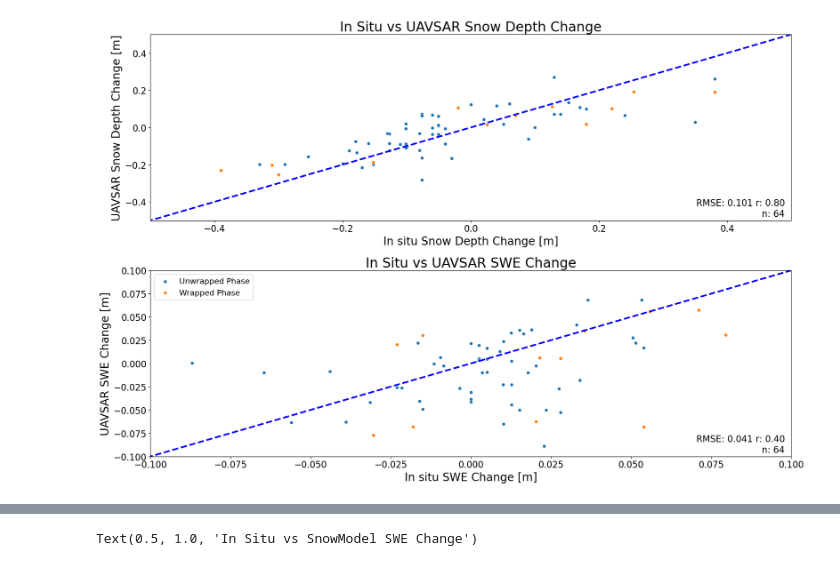
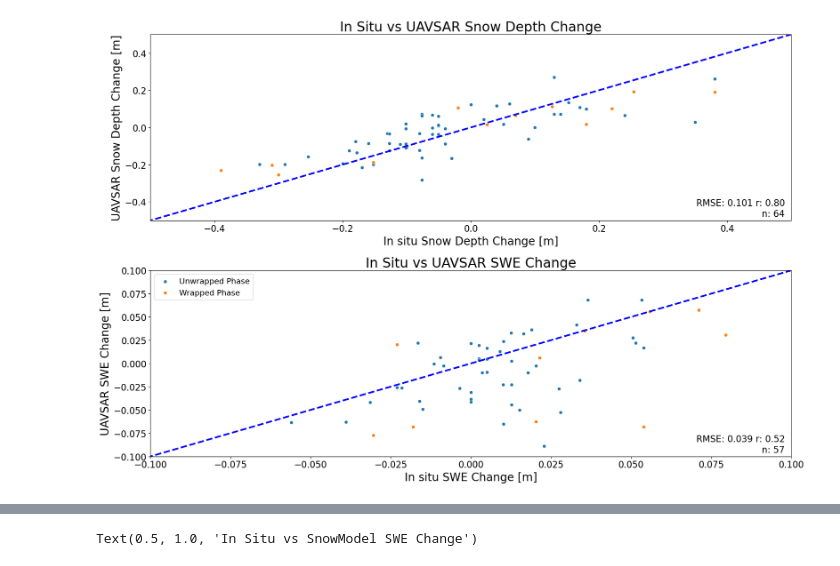
Before and after one commit to ZachHoppinen/uavsar-validation, a Jupyter notebook: src/compare/insitu/insitu_main.ipynb, the cells around one changed output, grey strips where cells are left out. Drawn from its saved outputs; the diff is of its cells as text; code cells hidden in the pictures.

Commit message:
carrie figure checks

```diff
--- a/src/compare/insitu/insitu_main.ipynb
+++ b/src/compare/insitu/insitu_main.ipynb
@@ -105,35 +96,37 @@ im_type = 'unw_atm'
 ax = axes[0]
 sns.scatterplot(insitu, x = 'dSD', y = f'{im_type}_sd', ax = ax, label = "Unwrapped Phase")
 sns.scatterplot(insitu[np.isnan(insitu[f'{im_type}_sd'])], x = 'dSD', y = f"{im_type.replace('unw','int')}_sd", ax = ax, label = "Wrapped Phase")
 
 ax.set_xlabel('In situ Snow Depth Change [m]')
 ax.set_ylabel('UAVSAR Snow Depth Change [m]')
 xs = pd.concat([insitu[~np.isnan(insitu[f'{im_type}_sd'])][f'{im_type}_sd'], insitu[np.isnan(insitu[f'{im_type}_sd'])][f"{im_type.replace('unw','int')}_sd"]])
 ys = pd.concat([insitu[~np.isnan(insitu[f'{im_type}_sd'])]['dSD'], insitu[np.isnan(insitu[f'{im_type}_sd'])]['dSD']])
 rmse, r, n, bias = get_stats(xs, ys, bias = True)
 ax.text(s = f'RMSE: {rmse:.3f} r: {r:.2f}\nn: {n}', x = 0.99, y = 0.01, ha = 'right', va = 'bottom', transform=ax.transAxes)
 ax.set_title('In Situ vs UAVSAR Snow Depth Change')
 ax.set_xlim(-0.5, 0.5)
 ax.set_ylim(-0.5, 0.5)
 ax.get_legend().remove()
 
 ax = axes[1]
+insitu['new_density'] = np.abs(insitu.dSWE / insitu.dSD)*997
 
-sns.scatterplot(insitu, x = 'dSWE', y = f'{im_type}_swe', ax = ax, label = "Unwrapped Phase")
-sns.scatterplot(insitu[np.isnan(insitu[f'{im_type}_swe'])], x = 'dSWE', y = f"{im_type.replace('unw','int')}_swe", ax = ax, label = "Wrapped Phase")
+sub = insitu[(insitu.new_density<450)]
+sns.scatterplot(sub, x = 'dSWE', y = f'{im_type}_swe', ax = ax, label = "Unwrapped Phase")
+sns.scatterplot(sub[np.isnan(sub[f'{im_type}_swe'])], x = 'dSWE', y = f"{im_type.replace('unw','int')}_swe", ax = ax, label = "Wrapped Phase")
 ax.set_xlabel('In situ SWE Change [m]')
 ax.set_ylabel('UAVSAR SWE Change [m]')
-xs = pd.concat([insitu[~np.isnan(insitu[f'{im_type}_swe'])][f'{im_type}_swe'], insitu[np.isnan(insitu[f'{im_type}_swe'])][f"{im_type.replace('unw','int')}_swe"]])
-ys = pd.concat([insitu[~np.isnan(insitu[f'{im_type}_swe'])]['dSWE'], insitu[np.isnan(insitu[f'{im_type}_swe'])]['dSWE']])
+xs = pd.concat([sub[~np.isnan(sub[f'{im_type}_swe'])][f'{im_type}_swe'], sub[np.isnan(sub[f'{im_type}_swe'])][f"{im_type.replace('unw','int')}_swe"]])
+ys = pd.concat([sub[~np.isnan(sub[f'{im_type}_swe'])]['dSWE'], sub[np.isnan(sub[f'{im_type}_swe'])]['dSWE']])
 rmse, r, n, bias = get_stats(xs, ys, bias = True)
 ax.text(s = f'RMSE: {rmse:.3f} r: {r:.2f}\nn: {n}', x = 0.99, y = 0.01, ha = 'right', va = 'bottom', transform=ax.transAxes)
 ax.set_title('In Situ vs UAVSAR SWE Change')
 
 ax.set_xlim(-0.1, 0.1)
 ax.set_ylim(-0.1, 0.1)
 
 plt.tight_layout()
 
 plt.savefig(fig_dir.joinpath('insitu_compare_2panel.png'))
 # %% [output]
-[figure, old version]
+[figure, new version]
```
Also changed, not shown: parts of 7 cells of this notebook, 1 other file.
